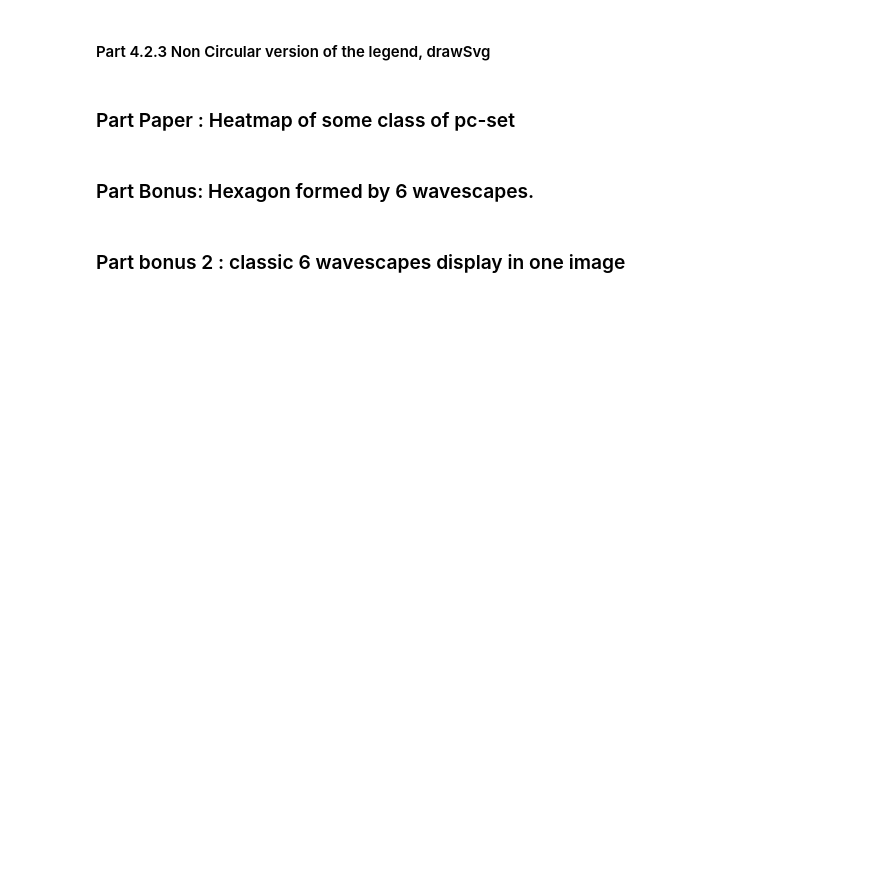
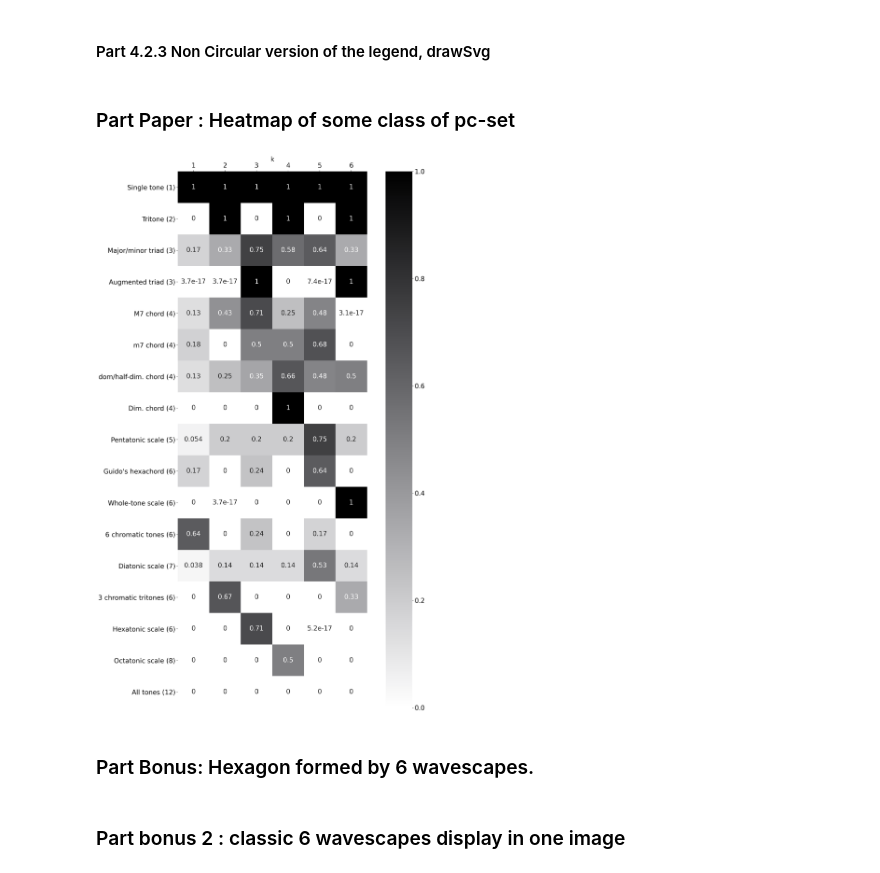
Before and after one commit to DCMLab/wavescapes, a Jupyter notebook: refactoring.ipynb, the cells around one changed output. Drawn from its saved outputs; the diff is of its cells as text; code cells hidden in the pictures; blank space fills up the shorter version.

```diff
--- a/refactoring.ipynb
+++ b/refactoring.ipynb
@@ -1318,35 +1328,35 @@ coeffs_1_to_6 = {str(i):i for i in range(1,7)}
 
 def heatmap_plotting(labels_in_vec_dict, coeffs_dict, normalization=True, figsize = (16, 24), epsilon=.0001):
     labelsize= 20
     plt.figure(figsize=figsize)
     mpl.rc('xtick', labelsize=labelsize)
     mpl.rc('ytick', labelsize=labelsize)
 
     labels = list(labels_in_vec_dict.keys())
     vectors = list(labels_in_vec_dict.values())
     coeffs = list(coeffs_dict.values())
     x_len = len(labels)
     y_len = len(coeffs)
     matrice = np.full((x_len, y_len), 0.0, np.float32)
     for i in range(x_len):
         for j in range(y_len):
             vec = vectors[i]
             coeff = coeffs[j]
             norm_magn = nth_coeff_magn(vec, coeff)/(sum(vec) if normalization else 1.0)
             norm_magn = norm_magn #if norm_magn > epsilon else 0.
             matrice[i][j] = norm_magn
 
     cmap = sns.cubehelix_palette(50, hue=0.05, rot=0, light=1, dark=0, as_cmap=True)
     ax = sns.heatmap(matrice, yticklabels=labels, xticklabels=list(coeffs_dict.keys()), square=True, cmap=cmap, annot=True, annot_kws={"size": labelsize})
     ax.xaxis.tick_top()
     ax.xaxis.set_label_position('top')
     plt.xlabel('k', fontsize=labelsize)
     return ax
 
 heatmap_plotting(total_dict, coeffs_1_to_6)
 plt.tight_layout()
-test = np.fft.fft([1,0,0,0,1,0,0,0,1,0,0,0])[5]
-test
+# %% [output]
+[figure, added]
 # %% [markdown]
 ### Part Bonus: Hexagon formed by 6 wavescapes.
 # %%
```
Also changed, not shown: parts of 18 cells of this notebook.
